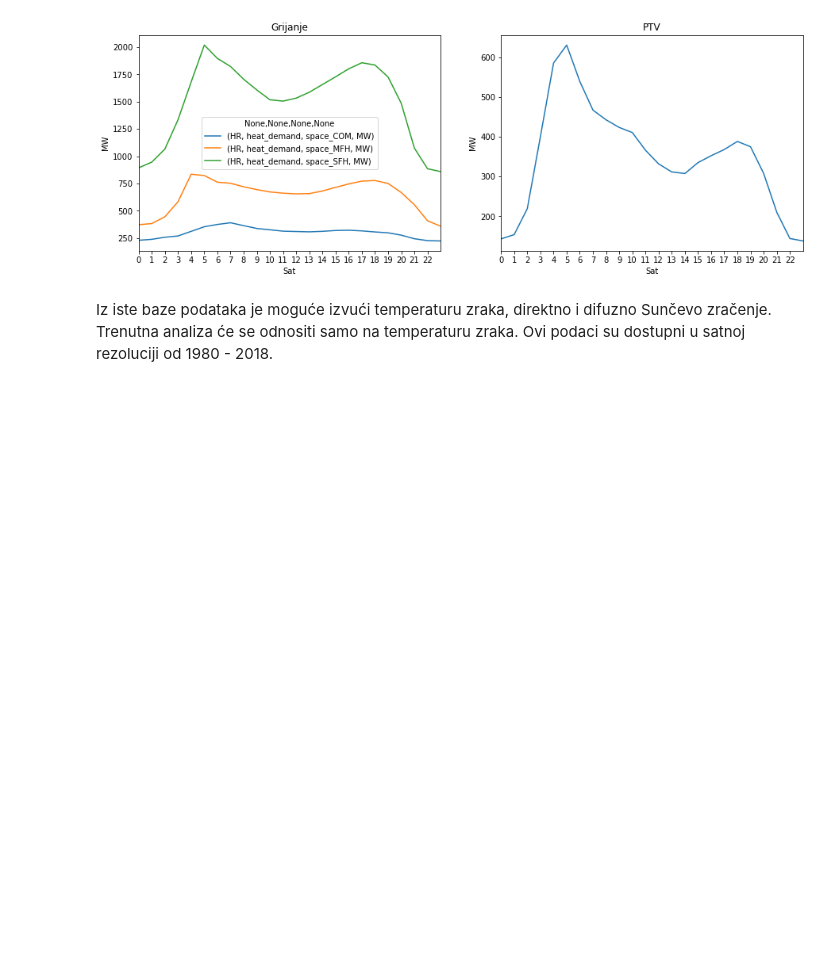
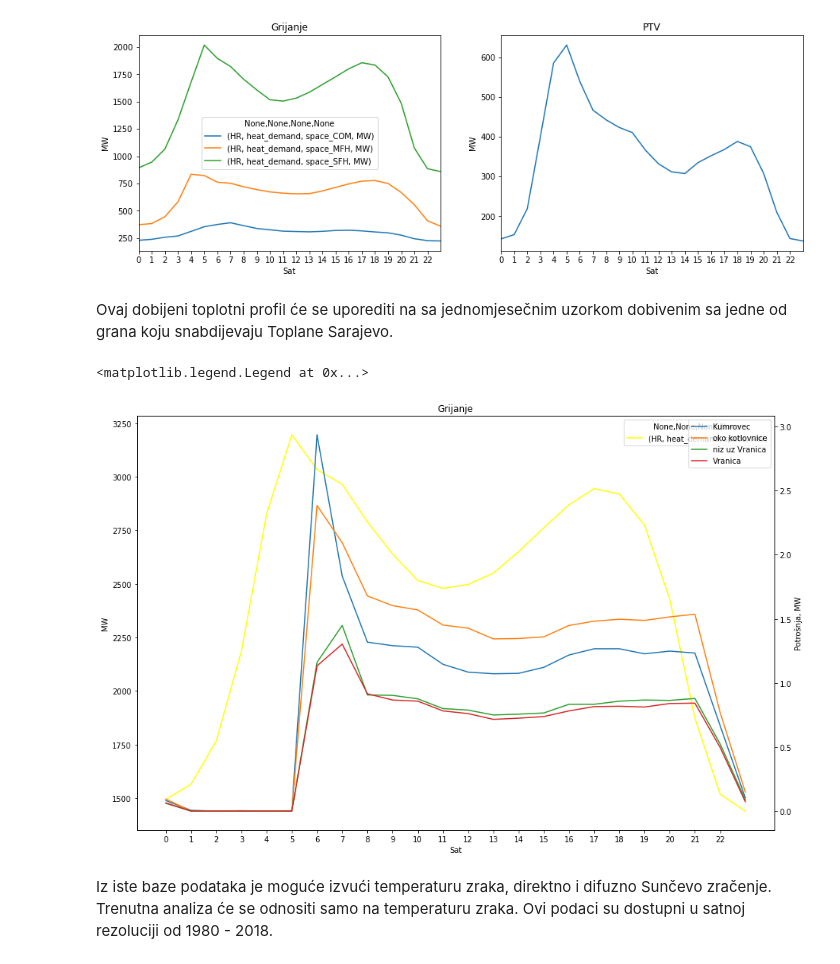
Before and after one commit to ehlimana/Electricity-analysis, a Jupyter notebook: Heat_demand.ipynb, the cells around one changed output. Saved outputs shown, nothing was run; the diff lists cells and outputs as text; code cells hidden in the pictures; blank space fills up the shorter version.

```diff
--- a/Heat_demand.ipynb
+++ b/Heat_demand.ipynb
@@ -223,3 +223,5 @@ plt.show()
 #file.plot(x=('country',     'variable',     'attribute',        'unit'),y=[(                  'HR', 'heat_profile', 'space_COM', 'MW/TWh'),
           #  (                  'HR', 'heat_profile', 'space_MFH', 'MW/TWh'),
           #  (                  'HR', 'heat_profile', 'space_SFH', 'MW/TWh')],figsize=(15,8))
+# %% [markdown]
+Ovaj dobijeni toplotni profil će se uporediti na sa jednomjesečnim uzorkom dobivenim sa jedne od grana koju snabdijevaju Toplane Sarajevo.
@@ -226,3 +279,24 @@ plt.show()
+# %%
+
+ax=plt.gca()
+file.groupby("Hour")[[(        'HR',  'heat_demand',     'space',     'MW')]].mean().plot.line(ax=ax,figsize=(15,10),color="yellow")
+ax.margins(x=0)
+ax.set_xticks(np.arange(0,23,1))
+ax.set_ylabel("MW")
+ax.set_xlabel("Sat")
+ax.set_title("Grijanje")
+
+ax_1=ax.twinx()
+
+filexy=filex.groupby("Sat")["Kumrovec-Potrošnja, MWh"].mean().plot(ax=ax_1,label="Kumrovec")
+filex1=file1.groupby("Sat")["oko kotlovnice-Potrošnja, MWh"].mean().plot(ax=ax_1,label="oko kotlovnice")
+filex2=file2.groupby("Sat")["niz uz Vranica-Potrošnja, MWh"].mean().plot(ax=ax_1,label="niz uz Vranica")
+filex3=file3.groupby("Sat")["Vranica-Potrošnja, MWh"].mean().plot(ax=ax_1,label="Vranica")
+ax_1.set_ylabel("Potrošnja, MW")
+ax_1.legend()
+# %% [output]
+<matplotlib.legend.Legend at 0x...>
+[figure, added]
 # %% [markdown]
 Iz iste baze podataka je moguće izvući temperaturu zraka, direktno i difuzno Sunčevo zračenje. Trenutna analiza će se odnositi samo na temperaturu zraka. Ovi podaci su dostupni u satnoj rezoluciji od 1980 - 2018.
 # %%
```
Also changed, not shown: parts of 1 cell of this notebook, 12 other files.
